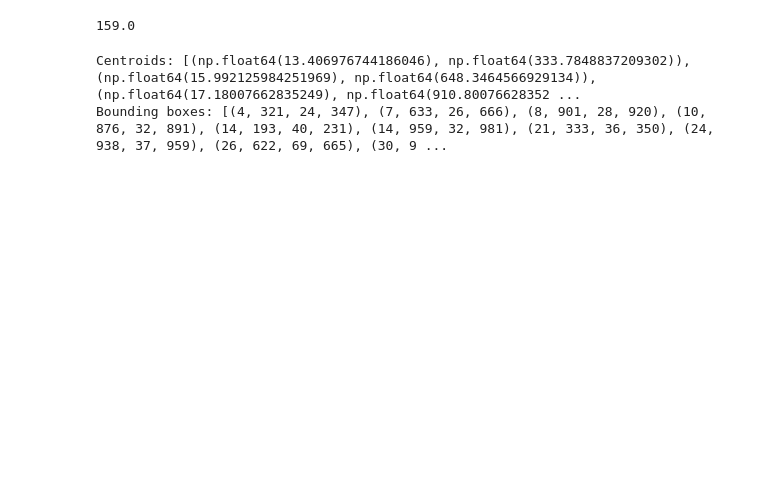
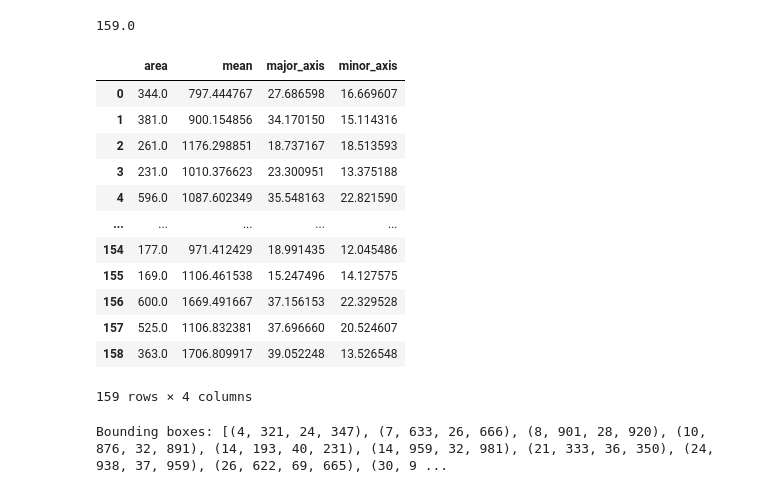
Before and after one commit to Sandmann476/Bioinfo, a Jupyter notebook: code/Task_15.ipynb, the cells around one changed output. Drawn from its saved outputs; the diff is of its cells as text; code cells hidden in the pictures; blank space fills up the shorter version.

```diff
--- a/code/Task_15.ipynb
+++ b/code/Task_15.ipynb
@@ -69,25 +65,48 @@ mip_num_features = mip_filtered_labels.max()
 print(mip_num_features)
 # %% [output]
 159.0
-# %%
-#15.2
-#length = [None] * mip_num_features
-# If mip_filtered_labels is a pyclesperanto array, convert to numpy:
-if hasattr(mip_filtered_labels, "get"):
-    mip_filtered_labels_np = mip_filtered_labels.get()
-else:
-    mip_filtered_labels_np = mip_filtered_labels
-
-# Get region properties
-props = ski.measure.regionprops(mip_filtered_labels_np)
-
-# Example: get centroids for each label
-centroids = [prop.centroid for prop in props]
-print("Centroids:", centroids)
-
-# Example: get bounding boxes for each label
-bboxes = [prop.bbox for prop in props]
-print("Bounding boxes:", bboxes)
-# %% [output]
-Centroids: [(np.float64(13.406976744186046), np.float64(333.7848837209302)), (np.float64(15.992125984251969), np.float64(648.3464566929134)), (np.float64(17.18007662835249), np.float64(910.80076628352 ...
-Bounding boxes: [(4, 321, 24, 347), (7, 633, 26, 666), (8, 901, 28, 920), (10, 876, 32, 891), (14, 193, 40, 231), (14, 959, 32, 981), (21, 333, 36, 350), (24, 938, 37, 959), (26, 622, 69, 665), (30, 9 ...
+# %%
+#15.2
+mip_filtered_labels_np = cle.pull(mip_filtered_labels)
+properties = ski.measure.regionprops(mip_filtered_labels_np, intensity_image=mip)
+statistics = {
+    'area':       [p.area               for p in properties],
+    'mean':       [p.mean_intensity     for p in properties],
+    'major_axis': [p.major_axis_length  for p in properties],
+    'minor_axis': [p.minor_axis_length for p in properties]
+}
+df = pd.DataFrame(statistics)
+df
+# %% [output]
+|  | area | mean | major_axis | minor_axis |
+| 0 | 344.0 | 797.444767 | 27.686598 | 16.669607 |
+| 1 | 381.0 | 900.154856 | 34.170150 | 15.114316 |
+| 2 | 261.0 | 1176.298851 | 18.737167 | 18.513593 |
+| 3 | 231.0 | 1010.376623 | 23.300951 | 13.375188 |
+| 4 | 596.0 | 1087.602349 | 35.548163 | 22.821590 |
+| ... | ... | ... | ... | ... |
+| 154 | 177.0 | 971.412429 | 18.991435 | 12.045486 |
+| 155 | 169.0 | 1106.461538 | 15.247496 | 14.127575 |
+| 156 | 600.0 | 1669.491667 | 37.156153 | 22.329528 |
+| 157 | 525.0 | 1106.832381 | 37.696660 | 20.524607 |
+| 158 | 363.0 | 1706.809917 | 39.052248 | 13.526548 |
+159 rows × 4 columns
+# %%
+# If mip_filtered_labels is a pyclesperanto array, convert to numpy:
+if hasattr(mip_filtered_labels, "get"):
+    mip_filtered_labels_np = mip_filtered_labels.get()
+else:
+    mip_filtered_labels_np = mip_filtered_labels
+
+# Get region properties
+props = ski.measure.regionprops(mip_filtered_labels_np)
+
+# Example: get centroids for each label
+centroids = [prop.centroid for prop in props]
+#print("Centroids:", centroids)
+
+# Example: get bounding boxes for each label
+bboxes = [prop.bbox for prop in props]
+print("Bounding boxes:", bboxes)
+# %% [output]
+Bounding boxes: [(4, 321, 24, 347), (7, 633, 26, 666), (8, 901, 28, 920), (10, 876, 32, 891), (14, 193, 40, 231), (14, 959, 32, 981), (21, 333, 36, 350), (24, 938, 37, 959), (26, 622, 69, 665), (30, 9 ...
```
Also changed, not shown: parts of 4 cells of this notebook, 2 other files.
